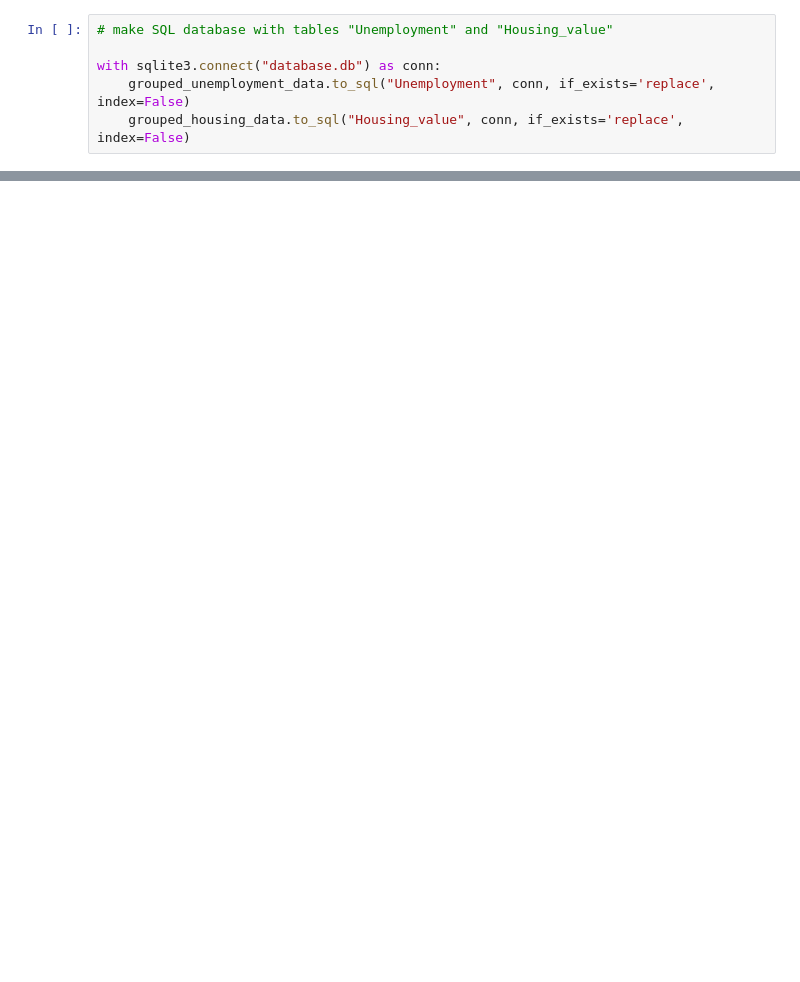
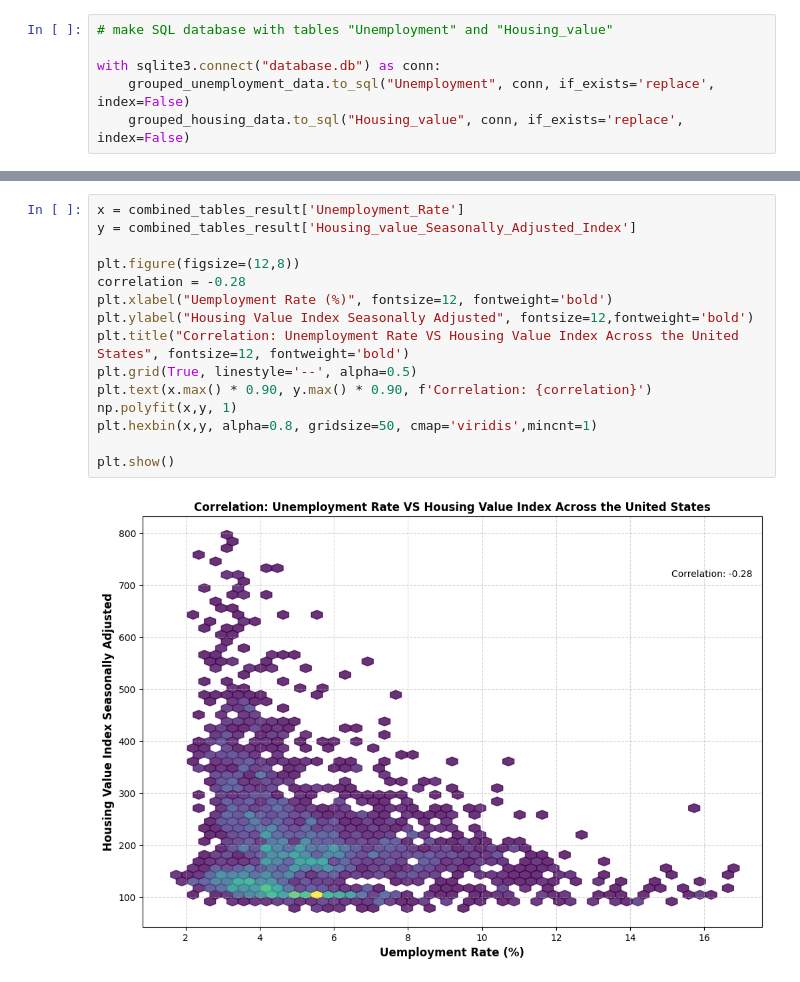
Before and after one commit to denglish-w/the-correlation-between-housing-value-and-unemployment-in-the-united-states, a Jupyter notebook: presentation.ipynb, the cells around one changed output, grey strips where cells are left out. Cells and saved outputs as stored; diff of their text form; blank space fills up the shorter version.

Commit message:
worked on drafting first graphs

```diff
--- a/presentation.ipynb
+++ b/presentation.ipynb
@@ -138,0 +82,17 @@ result2
+# %%
+x = combined_tables_result['Unemployment_Rate']
+y = combined_tables_result['Housing_value_Seasonally_Adjusted_Index']
+
+plt.figure(figsize=(12,8))
+correlation = -0.28
+plt.xlabel("Uemployment Rate (%)", fontsize=12, fontweight='bold')
+plt.ylabel("Housing Value Index Seasonally Adjusted", fontsize=12,fontweight='bold')
+plt.title("Correlation: Unemployment Rate VS Housing Value Index Across the United States", fontsize=12, fontweight='bold')
+plt.grid(True, linestyle='--', alpha=0.5)
+plt.text(x.max() * 0.90, y.max() * 0.90, f'Correlation: {correlation}')
+np.polyfit(x,y, 1)
+plt.hexbin(x,y, alpha=0.8, gridsize=50, cmap='viridis',mincnt=1)
+
+plt.show()
+# %% [output]
+[figure, added]
```
Also changed, not shown: parts of 12 cells of this notebook, 5 other files.
